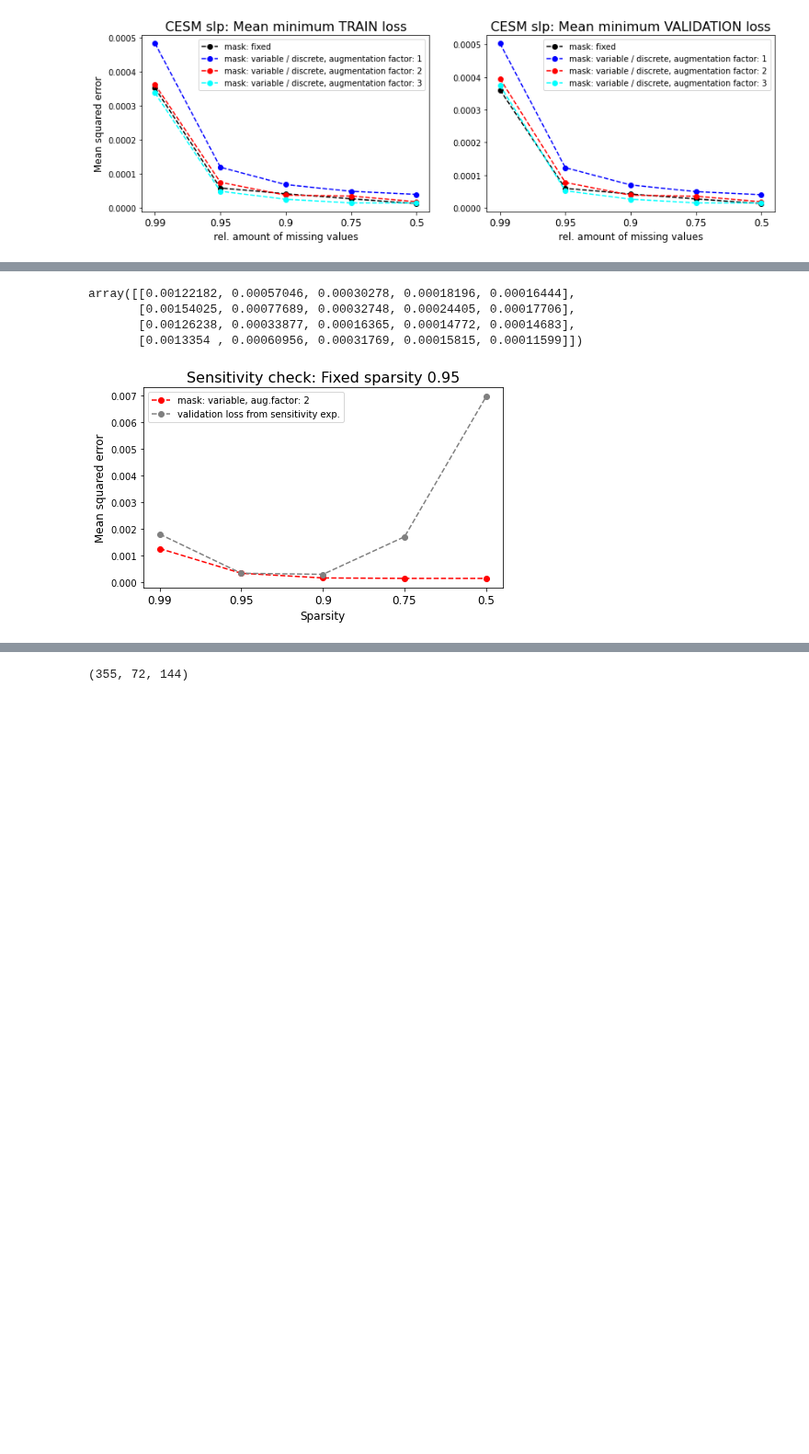
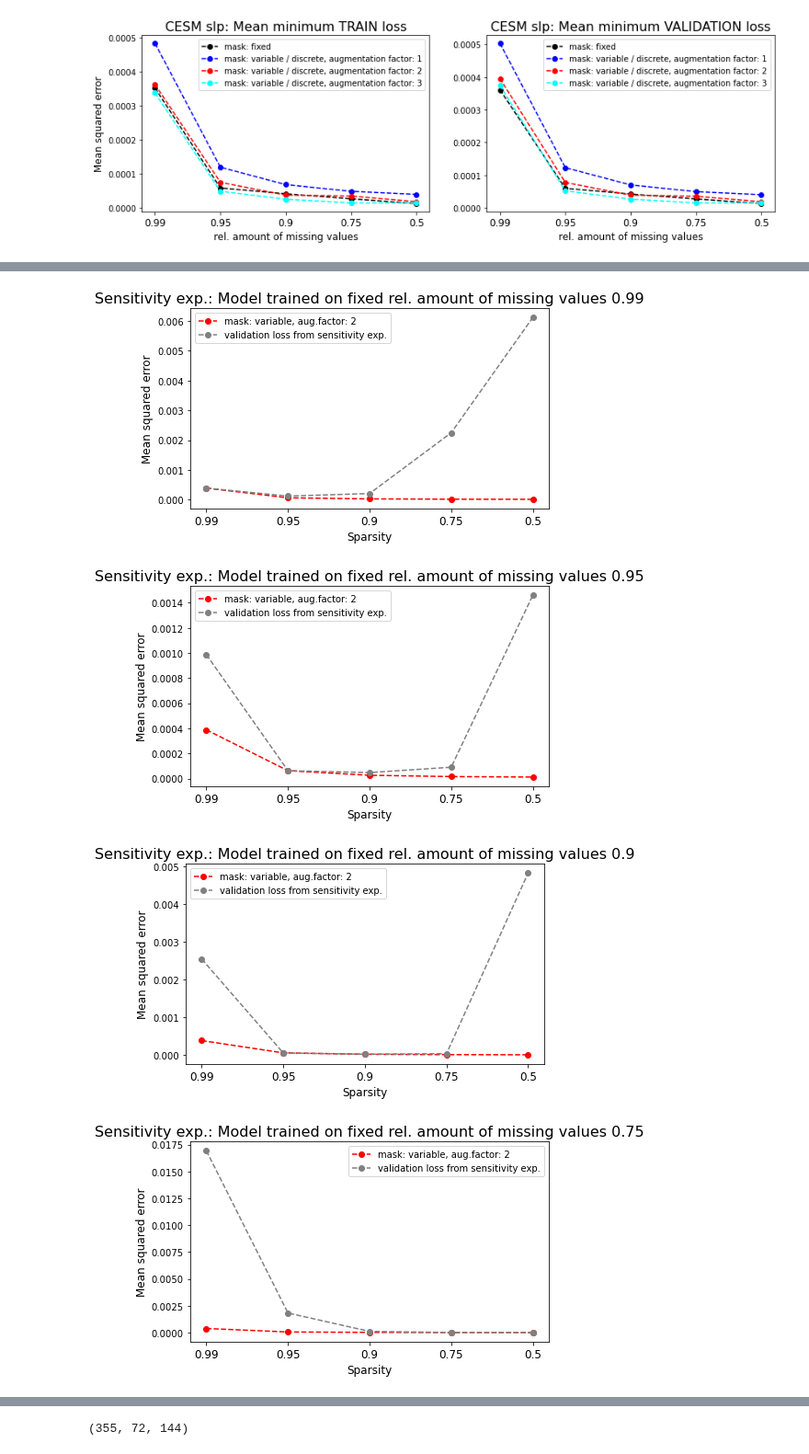
Before and after one commit to MarcoLandtHayen/reconstruct_missing_data, a Jupyter notebook: notebooks/01_Postprocessing_unet_4conv_slp_CESM_compare_results_sensitivity.ipynb, the cells around one changed output, grey strips where cells are left out. Shown at 92% size. Drawn from its saved outputs; the diff is of its cells as text; code cells hidden in the pictures; blank space fills up the shorter version.

Commit message:
Add experiments for U-Net on slp CESM data (#12)

```diff
--- a/notebooks/01_Postprocessing_unet_4conv_slp_CESM_compare_results_sensitivity.ipynb
+++ b/notebooks/01_Postprocessing_unet_4conv_slp_CESM_compare_results_sensitivity.ipynb
@@ -542,12 +594,0 @@ Sparsity:  5  of  5
-# %%
-## Compute validation loss for sensitivity experiment with fixed sparsity 0.95:
-
-# Initialize storage:
-val_loss_final_sensitivity_sparsity_95 = []
-
-# Loop over sparsities:
-for i in range(len(sparsity_all_temp)):
-    print('Sparsity: ', sparsity_all_temp[i], ', validation loss: ', np.round(np.mean((val_target_all - val_pred_all_sparsity_95[i])**2),6))
-
-    # Store validation loss:
-    val_loss_final_sensitivity_sparsity_95.append(np.mean((val_target_all - val_pred_all_sparsity_95[i])**2))
@@ -560,8 +594,0 @@ Sparsity:  0.5 , validation loss:  0.00695
-# %%
-# For comparison:
-val_loss_final_all
-# %% [output]
-array([[0.00122182, 0.00057046, 0.00030278, 0.00018196, 0.00016444],
-       [0.00154025, 0.00077689, 0.00032748, 0.00024405, 0.00017706],
-       [0.00126238, 0.00033877, 0.00016365, 0.00014772, 0.00014683],
-       [0.0013354 , 0.00060956, 0.00031769, 0.00015815, 0.00011599]])
@@ -568,24 +616,36 @@ array([[0.00122182, 0.00057046, 0.00030278, 0.00018196, 0.00016444],
 # %%
-# Plot final train and validation loss over sparsity for sensitivity experiment with fixed sparsity 0.95:
-fig, ax = plt.subplots(1,1,figsize=(7,4))
+## Plot validation loss over rel. amounts of missing values for sensitivity experiment.
 
-# Final validation loss, using 'correct' models:
-ax.plot(val_loss_final_all[2,:], color=colors[2],
-             label = 'mask: ' + parameters_all[2]['mask_type'] + ', aug.factor: ' + str(parameters_all[2]['augmentation_factor']),
-             marker = 'o', linestyle = '--',
-    )
+# NOTE: In the above plot, we show the MEAN of all runs as dashed red line.
+# However, the sensitivity experiment is performed on the FINAL run, as best of.
+# Therefore, show the corresponding final validation loss as dashed red line.
+# That needs to match the fixed rel. amount of missing values in any case.
 
-# Final validation loss from sensitivity experiment:
-ax.plot(val_loss_final_sensitivity_sparsity_95, color='grey',
-             label = 'validation loss from sensitivity exp.',
-             marker = 'o', linestyle = '--',
-    )
+# Loop over fixed rel. amounts of missing values:
+for i in range(len(missing_values)):
 
-ax.set_xticks(np.arange(0, len(sparsity_all), step=1), sparsity_all, fontsize=12)
-ax.set_title('Sensitivity check: Fixed sparsity 0.95', fontsize=16)
-ax.set_xlabel('Sparsity', fontsize=12)
-ax.set_ylabel('Mean squared error', fontsize=12)
-ax.legend()
-plt.show()
+    fig, ax = plt.subplots(1,1,figsize=(7,4))
+
+    # Validation loss, using final models:
+    ax.plot(val_loss_final, color=colors[2],
+                 label = 'mask: ' + mask_type + ', aug.factor: ' + str(augmentation_factor),
+                 marker = 'o', linestyle = '--',
+        )
+
+    # Final validation loss from sensitivity experiment:
+    ax.plot(val_loss_all[i], color='grey',
+                 label = 'validation loss from sensitivity exp.',
+                 marker = 'o', linestyle = '--',
+        )
+
+    ax.set_xticks(np.arange(0, len(missing_values), step=1), missing_values, fontsize=12)
+    ax.set_title('Sensitivity exp.: Model trained on fixed rel. amount of missing values '+str(missing_values[i]), fontsize=16)
+    ax.set_xlabel('Sparsity', fontsize=12)
+    ax.set_ylabel('Mean squared error', fontsize=12)
+    ax.legend()
+    plt.show()
 # %% [output]
-[figure, old version]
+[figure, new version]
+[figure, added]
+[figure, added]
+[figure, added]
```
Also changed, not shown: parts of 12 cells of this notebook, 9 other files.
